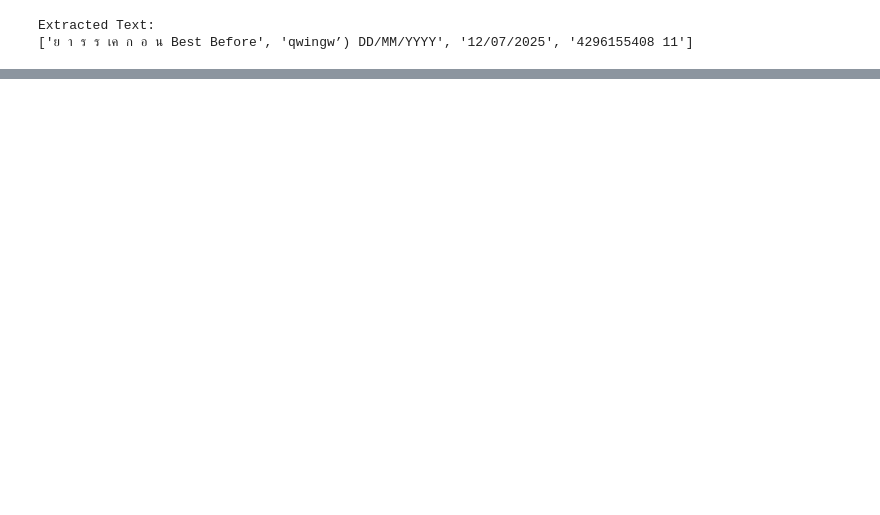
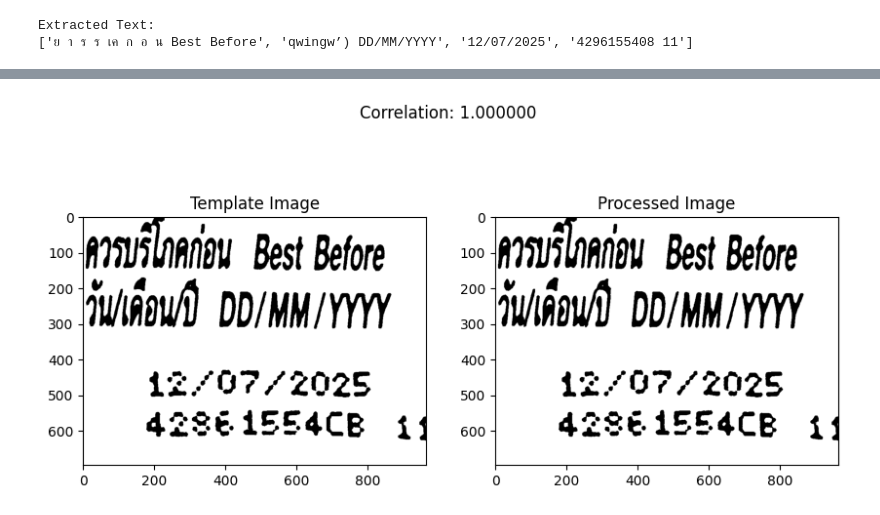
Before and after one commit to swift-dynamics/F-N-defect-detection, a Jupyter notebook: notebook/lab1.ipynb, the cells around one changed output, grey strips where cells are left out. Drawn from its saved outputs; the diff is of its cells as text; code cells hidden in the pictures; blank space fills up the shorter version.

```diff
--- a/notebook/lab1.ipynb
+++ b/notebook/lab1.ipynb
@@ -92,0 +173,37 @@ if len(output_text) != 4:
+# %%
+def check_correlation(image_path):
+    image = cv2.imread(image_path)
+    processed_img = pre_process(image)
+
+    template_img = cv2.imread('../data/template/sample_1_template.png')
+    template_img = cv2.cvtColor(template_img, cv2.COLOR_BGR2GRAY)
+
+    # check size
+    if processed_img.shape[0] != template_img.shape[0] or processed_img.shape[1] != template_img.shape[1]:
+        print("Image size mismatch. Resizing the image.")
+        processed_img = cv2.resize(processed_img, (template_img.shape[1], template_img.shape[0]))
+
+        print("Resized image shape:", processed_img.shape)
+        print("Template image shape:", template_img.shape)
+
+    # Flatten the images
+    flat_template_img = np.array(template_img, dtype=np.uint8).flatten()
+    flat_processed_image = np.array(processed_img, dtype=np.uint8).flatten()
+
+    correlation, _ = pearsonr(flat_template_img, flat_processed_image)
+    return correlation, processed_img, template_img
+
+def plot_images(correlation, processed_img, template_img):
+    fig, ax = plt.subplots(1, 2, figsize=(10, 5))
+    ax[0].imshow(template_img, cmap='gray')
+    ax[0].set_title('Template Image')
+    ax[1].imshow(processed_img, cmap='gray')
+    ax[1].set_title('Processed Image')
+    plt.suptitle(f'Correlation: {correlation:3f}')
+    plt.show()
+# %%
+image_path = '../data/small/IMG_E0103_zoomed.jpg'
+correlation, processed_img, template_img = check_correlation(image_path=image_path)
+plot_images(correlation, processed_img, template_img)
+# %% [output]
+[figure, added]
```
Also changed, not shown: parts of 14 cells of this notebook, 2 other files.
